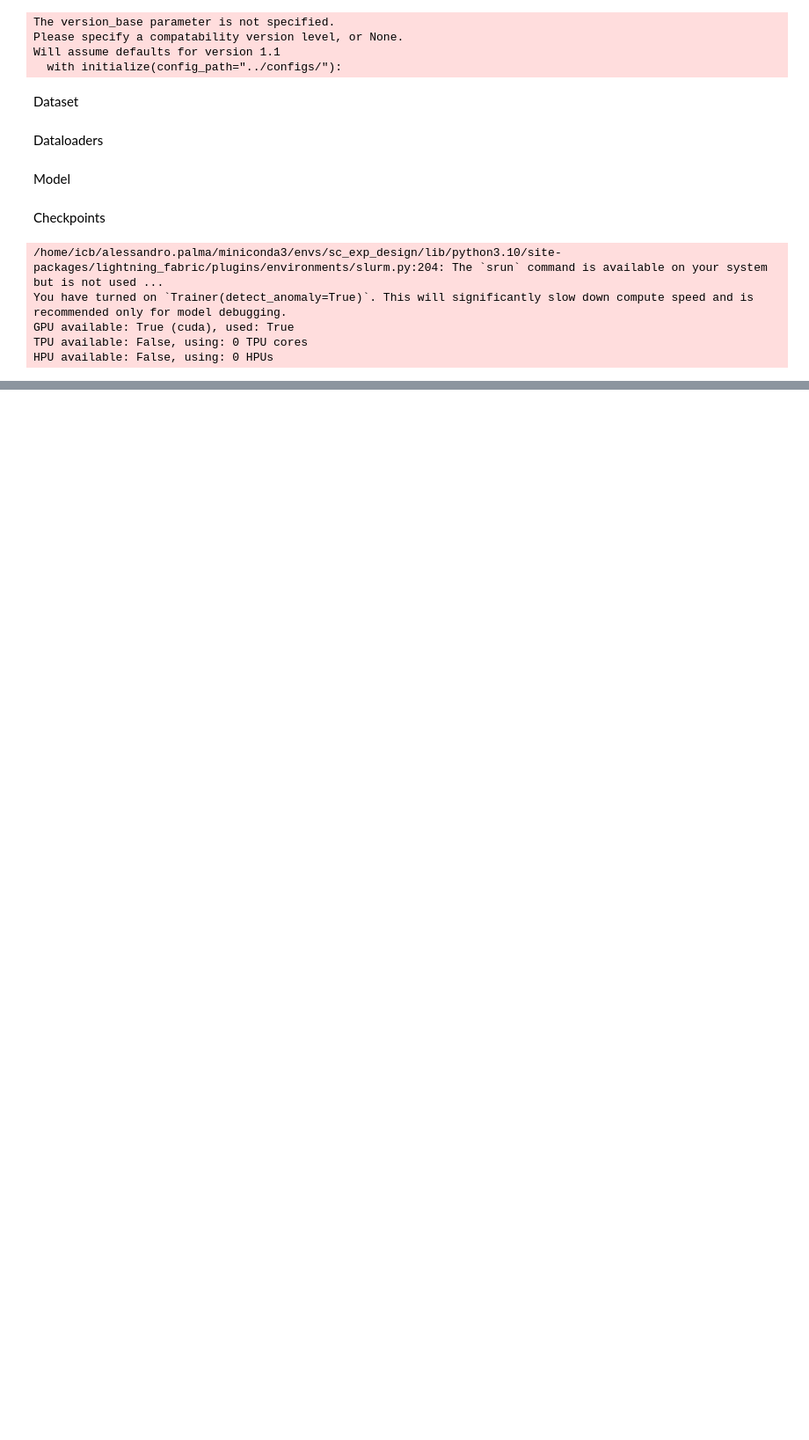
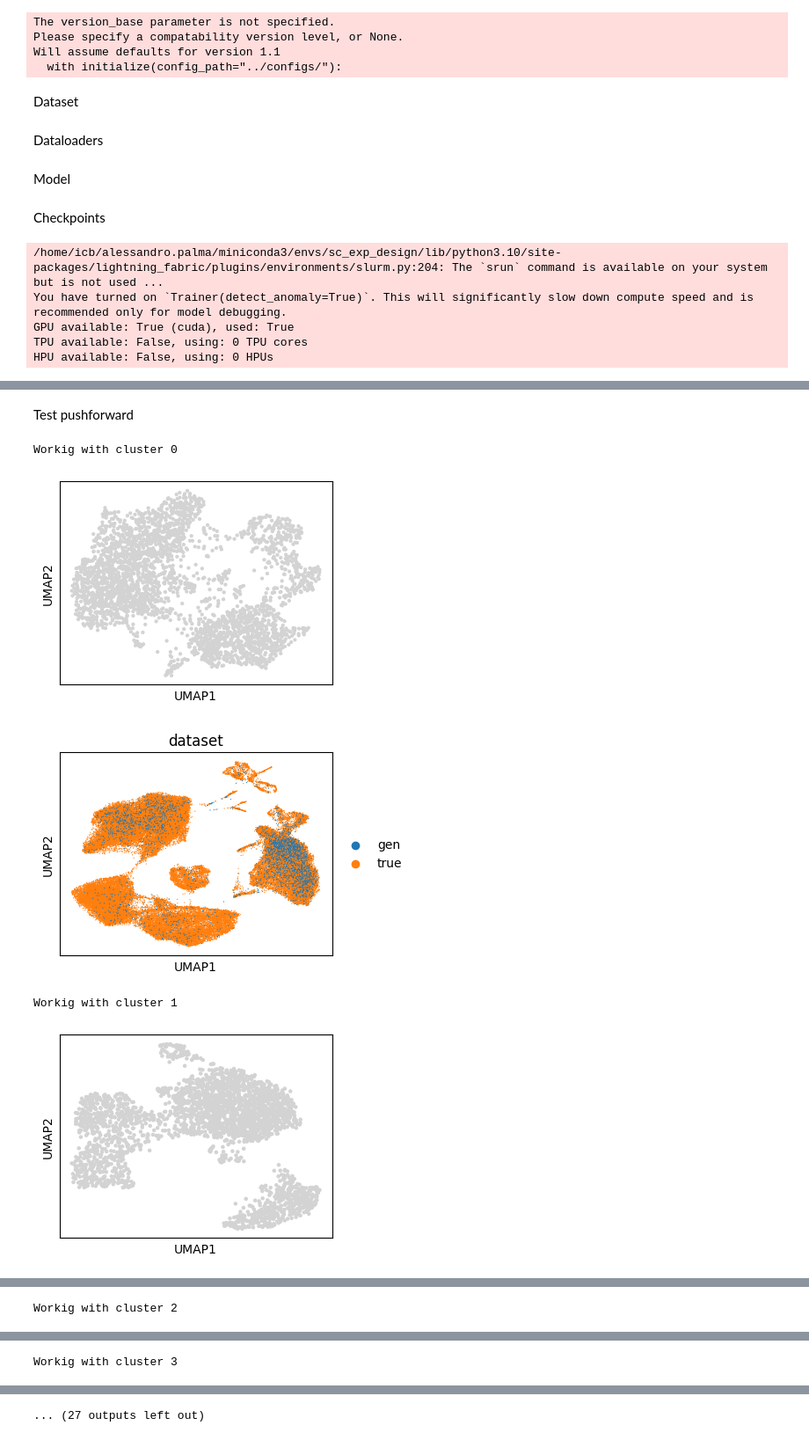
Before and after one commit to allepalma/scportrait_ot, a Jupyter notebook: notebooks/train_model.ipynb, the cells around one changed output, grey strips where cells are left out. Shown at 88% size. Saved outputs shown, nothing was run; the diff lists cells and outputs as text; code cells hidden in the pictures; blank space fills up the shorter version.

```diff
--- a/notebooks/train_model.ipynb
+++ b/notebooks/train_model.ipynb
@@ -116,0 +101,2 @@ LOCAL_RANK: 0 - CUDA_VISIBLE_DEVICES: [MIG-c1581d36-4fc7-5d77-974f-dac8cbe41b19]
+# %%
+ckpts = torch.load("/lustre/groups/ml01/workspace/alessandro.palma/scportrait/experiements/checkpoints/epoch_449.ckpt")
@@ -116,0 +113,36 @@ LOCAL_RANK: 0 - CUDA_VISIBLE_DEVICES: [MIG-c1581d36-4fc7-5d77-974f-dac8cbe41b19]
+# %%
+adata_scrnaseq = sc.read_h5ad("/lustre/groups/ml01/workspace/alessandro.palma/scportrait/data/scrnaseq/sce_converted_processed_discovery.h5ad")
+adata_scrnaseq.obsm["X_umap"] = adata_scrnaseq.obsm["UMAP"]
+sc.pp.subsample(adata_scrnaseq, 0.3)
+# %% [markdown]
+Test pushforward
+# %%
+# X_codex = torch.from_numpy(adata_codex.X)
+
+for cl_id in range(13):
+    print(f"Workig with cluster {cl_id}")
+    X_codex = torch.from_numpy(adata_codex[adata_codex.obs.shared_leiden_cluster_id==str(cl_id)].X)
+    hat_adata_rna = model.pushforward(x0=X_codex,
+                                    n_timesteps = 100,
+                                    solver = "euler")
+    hat_adata_rna = hat_adata_rna.detach().cpu().numpy()
+    hat_adata_rna_adata = sc.AnnData(X=hat_adata_rna)
+    sc.tl.pca(hat_adata_rna_adata)
+    sc.pp.neighbors(hat_adata_rna_adata)
+    sc.tl.umap(hat_adata_rna_adata)
+    sc.pl.umap(hat_adata_rna_adata)
+
+    X_tot = np.concatenate([adata_scrnaseq.obsm["HARMONY"], hat_adata_rna], axis=0)
+    obs = {"dataset": ["true" for _ in range(adata_scrnaseq.shape[0])] + ["gen" for _ in range(hat_adata_rna.shape[0])]}
+    obs = pd.DataFrame(obs)
+    adata_joint = sc.AnnData(X=X_tot, obs=obs)
+    sc.tl.pca(adata_joint)
+    sc.pp.neighbors(adata_joint)
+    sc.tl.umap(adata_joint)
+    sc.pl.umap(adata_joint, color="dataset", s=3)
+# %% [output]
+Workig with cluster 0
+[figure, added]
+[figure, added]
+Workig with cluster 1
+[figure, added]
@@ -116,0 +150 @@ LOCAL_RANK: 0 - CUDA_VISIBLE_DEVICES: [MIG-c1581d36-4fc7-5d77-974f-dac8cbe41b19]
+Workig with cluster 2
@@ -116,0 +153 @@ LOCAL_RANK: 0 - CUDA_VISIBLE_DEVICES: [MIG-c1581d36-4fc7-5d77-974f-dac8cbe41b19]
+Workig with cluster 3
@@ -116,0 +156 @@ LOCAL_RANK: 0 - CUDA_VISIBLE_DEVICES: [MIG-c1581d36-4fc7-5d77-974f-dac8cbe41b19]
+... (27 outputs left out)
```
Also changed, not shown: parts of 9 cells of this notebook, 3 other files.
